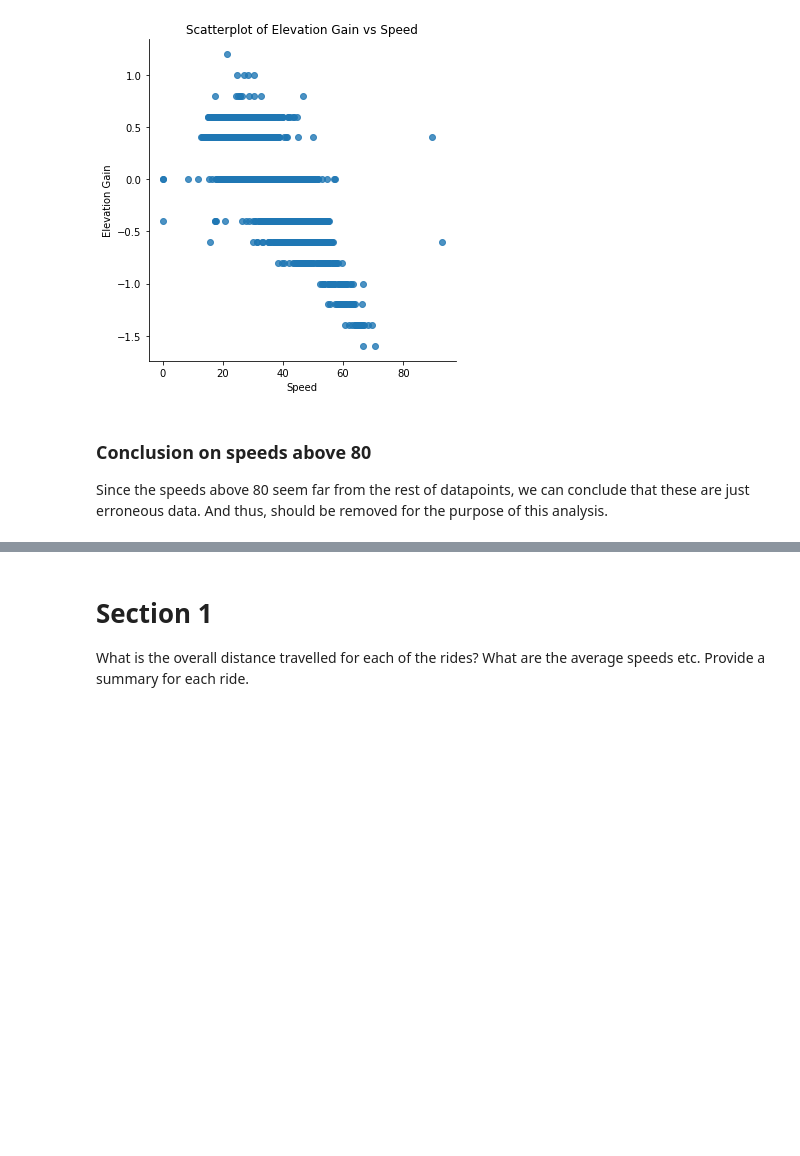
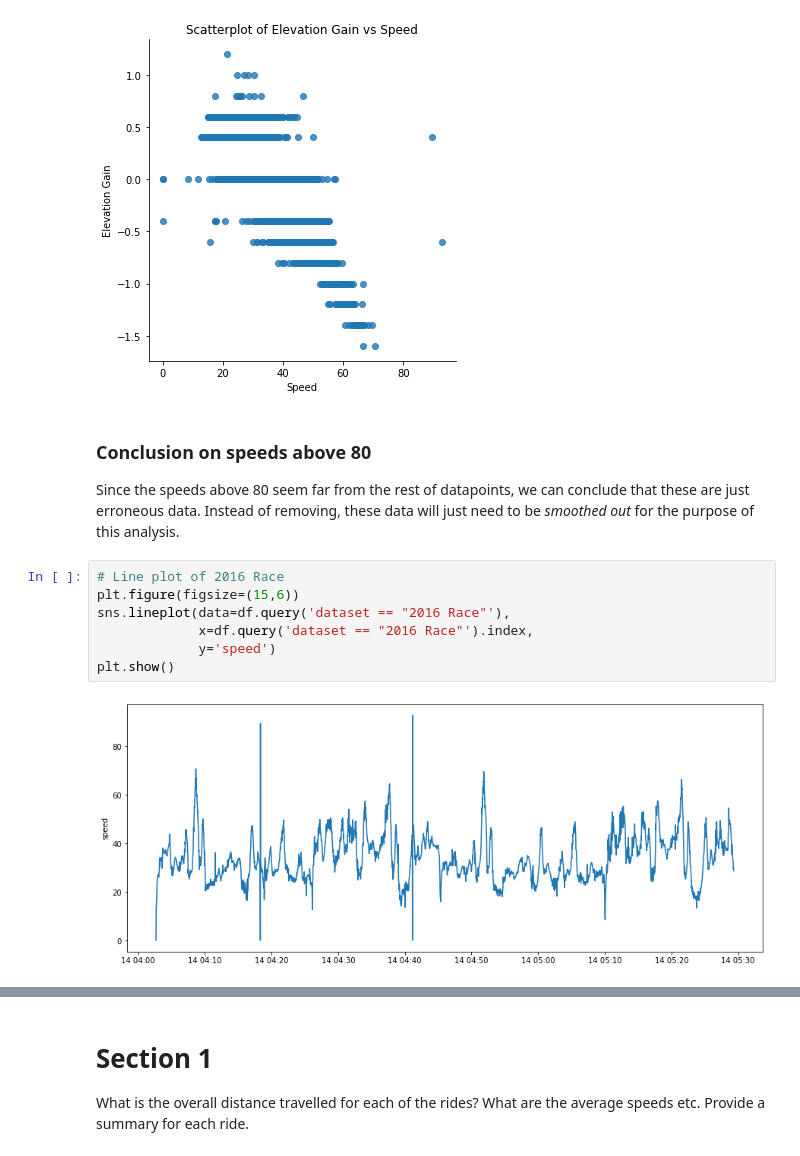
Before and after one commit to walthersy/DataScience-Portfolio, a Jupyter notebook: Portfolio 1.ipynb, the cells around one changed output, grey strips where cells are left out. Cells and saved outputs as stored; diff of their text form; blank space fills up the shorter version.

Commit message:
clean 50% 2016 race

```diff
--- a/Portfolio 1.ipynb
+++ b/Portfolio 1.ipynb
@@ -126,4 +126,14 @@ plt.show(ax)
 # %% [markdown]
 ### Conclusion on speeds above 80
 
-Since the speeds above 80 seem far from the rest of datapoints, we can conclude that these are just erroneous data.  And thus, should be removed for the purpose of this analysis.
+Since the speeds above 80 seem far from the rest of datapoints, we can conclude that these are just erroneous data.
+Instead of removing, these data will just need to be _smoothed out_  for the purpose of this analysis.
+# %%
+# Line plot of 2016 Race
+plt.figure(figsize=(15,6))
+sns.lineplot(data=df.query('dataset == "2016 Race"'),
+             x=df.query('dataset == "2016 Race"').index,
+             y='speed')
+plt.show()
+# %% [output]
+[figure, added]
```
Also changed, not shown: parts of 10 cells of this notebook.
